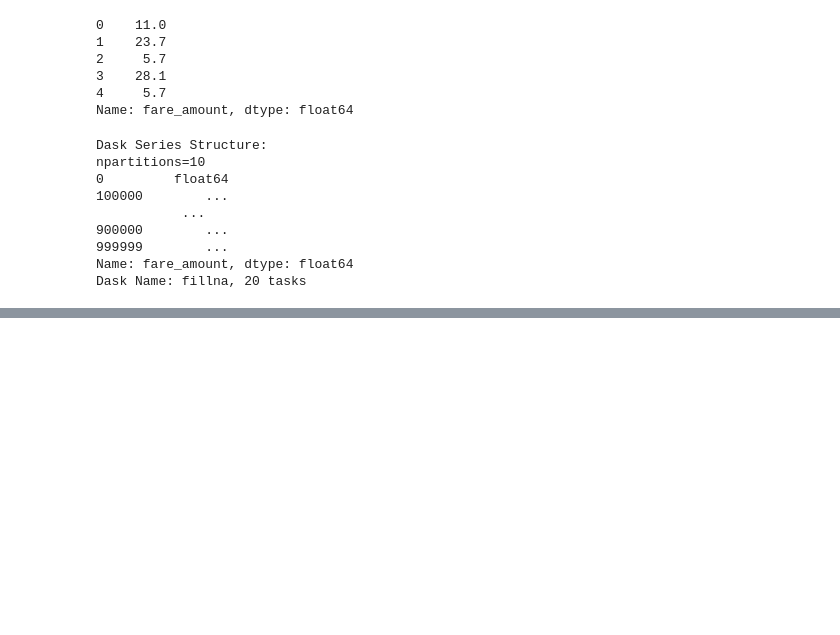
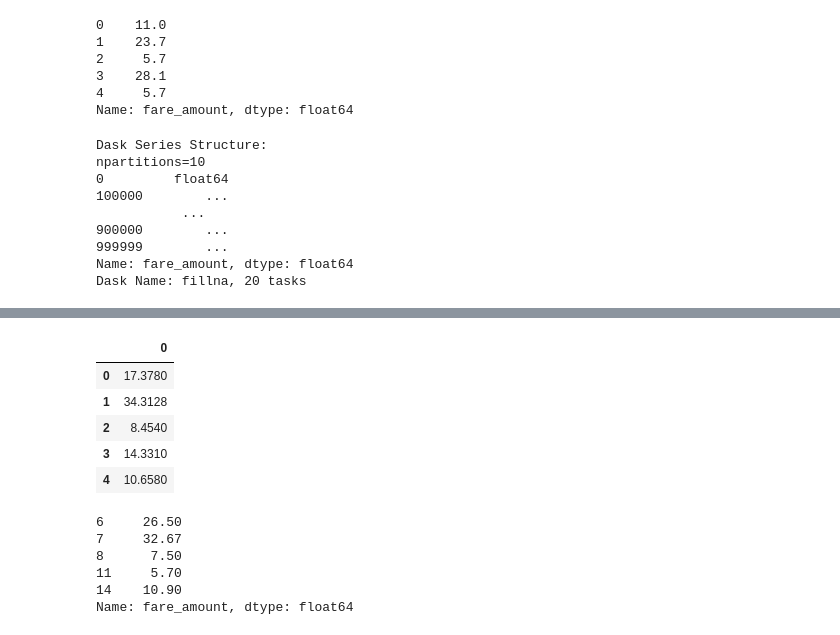
Before and after one commit to Ananassio/Big-Data-Analytics, a Jupyter notebook: week_5/Assigment_NY_Taxi_on_Dask.ipynb, the cells around one changed output, grey strips where cells are left out. Drawn from its saved outputs; the diff is of its cells as text; code cells hidden in the pictures; blank space fills up the shorter version.

```diff
--- a/week_5/Assigment_NY_Taxi_on_Dask.ipynb
+++ b/week_5/Assigment_NY_Taxi_on_Dask.ipynb
@@ -261,5 +242,5 @@ RFR = RandomForestRegressor()
 %%time
 with joblib.parallel_backend('dask'):
     # Your scikit-learn code
-    model = RFR.fit(X_train.head(1000), y_train.head(1000))
+    model = RFR.fit(X_train, y_train)
 # %% [output]
@@ -271,0 +256,4 @@ model.score(X_test.head(100), y_test.head(100))
+# %%
+%%time
+with joblib.parallel_backend('dask'):
+  Xpred = model.predict(X_test)
@@ -271,0 +263,18 @@ model.score(X_test.head(100), y_test.head(100))
+# %%
+pd.DataFrame(Xpred).head()
+# %% [output]
+|  | 0 |
+| 0 | 17.3780 |
+| 1 | 34.3128 |
+| 2 | 8.4540 |
+| 3 | 14.3310 |
+| 4 | 10.6580 |
+# %%
+y_test.head()
+# %% [output]
+6     26.50
+7     32.67
+8      7.50
+11     5.70
+14    10.90
+Name: fare_amount, dtype: float64
```
Also changed, not shown: parts of 12 cells of this notebook.
